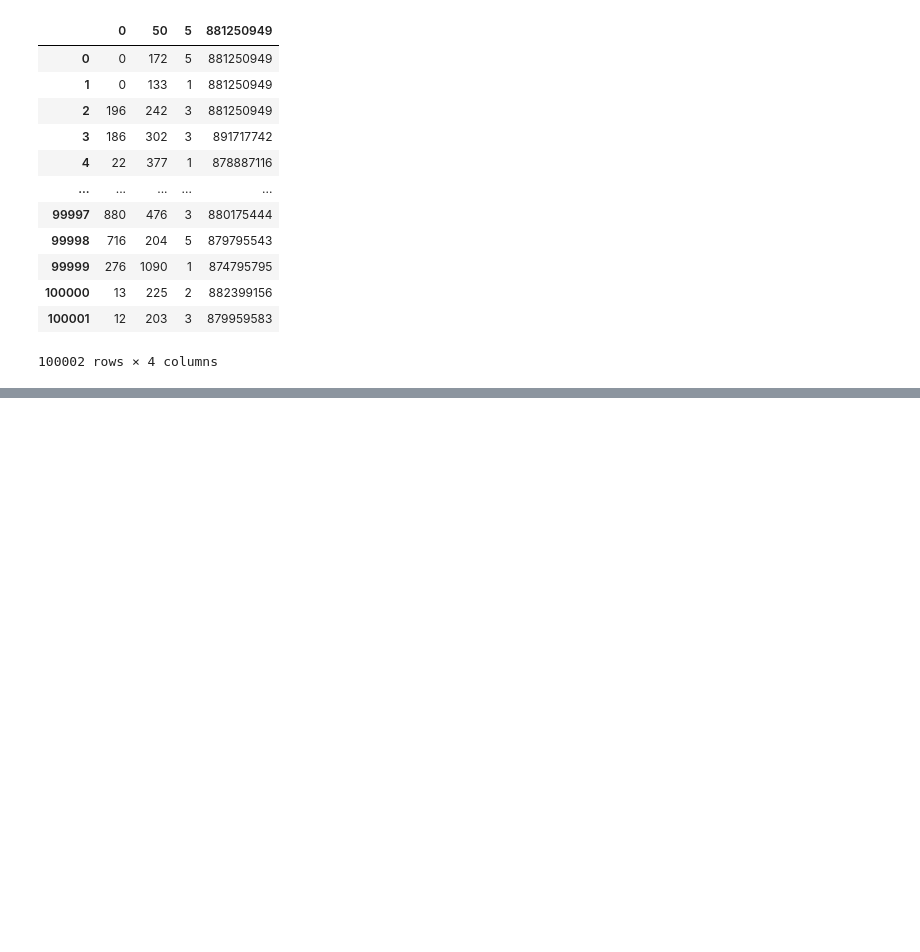
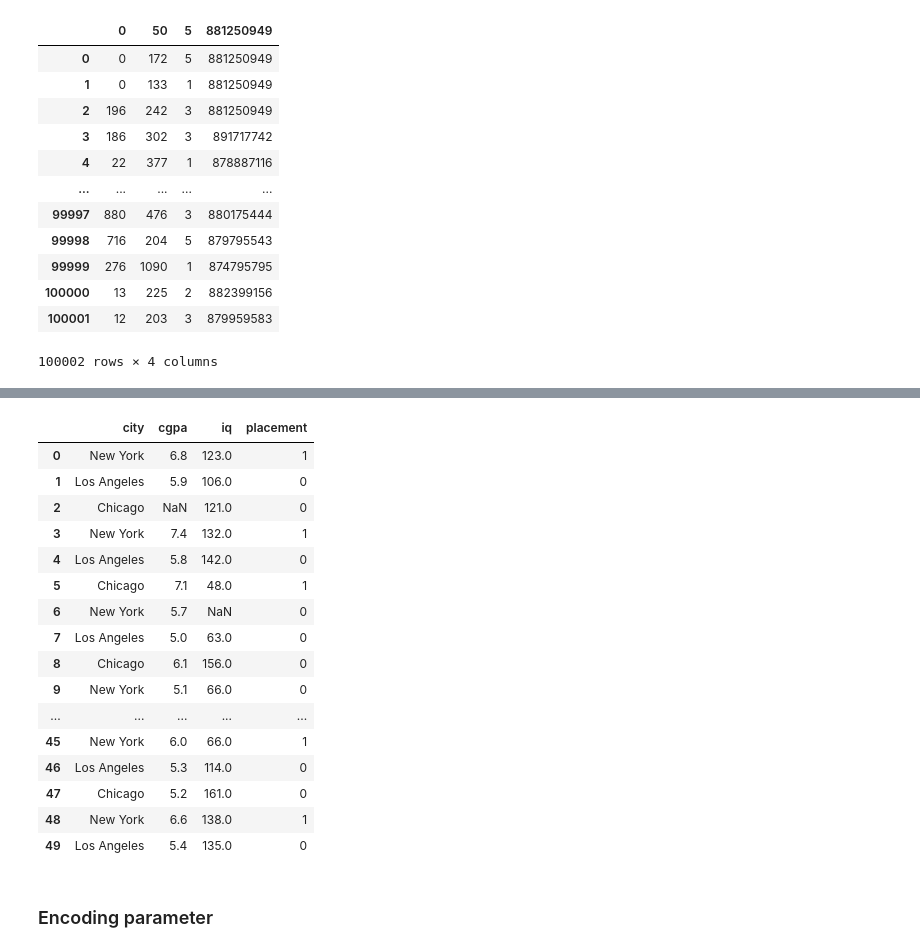
Before and after one commit to Ananya18-23/Machine-Learning-refresher, a Jupyter notebook: Data_Gathering/working-with-csv.ipynb, the cells around one changed output, grey strips where cells are left out. Drawn from its saved outputs; the diff is of its cells as text; code cells hidden in the pictures; blank space fills up the shorter version.

Commit message:
work with csv data

```diff
--- a/Data_Gathering/working-with-csv.ipynb
+++ b/Data_Gathering/working-with-csv.ipynb
@@ -68,0 +159,22 @@ pd.read_csv('file.tsv', sep='\t')
+# %%
+pd.read_csv('placementdata.csv',nrows=50)  # nrows reads only the first 50 rows of the data frame.
+# %% [output]
+|  | city | cgpa | iq | placement |
+| 0 | New York | 6.8 | 123.0 | 1 |
+| 1 | Los Angeles | 5.9 | 106.0 | 0 |
+| 2 | Chicago | NaN | 121.0 | 0 |
+| 3 | New York | 7.4 | 132.0 | 1 |
+| 4 | Los Angeles | 5.8 | 142.0 | 0 |
+| 5 | Chicago | 7.1 | 48.0 | 1 |
+| 6 | New York | 5.7 | NaN | 0 |
+| 7 | Los Angeles | 5.0 | 63.0 | 0 |
+| 8 | Chicago | 6.1 | 156.0 | 0 |
+| 9 | New York | 5.1 | 66.0 | 0 |
+| ... | ... | ... | ... | ... |
+| 45 | New York | 6.0 | 66.0 | 1 |
+| 46 | Los Angeles | 5.3 | 114.0 | 0 |
+| 47 | Chicago | 5.2 | 161.0 | 0 |
+| 48 | New York | 6.6 | 138.0 | 1 |
+| 49 | Los Angeles | 5.4 | 135.0 | 0 |
+# %% [markdown]
+### Encoding parameter
```
Also changed, not shown: parts of 24 cells of this notebook.
